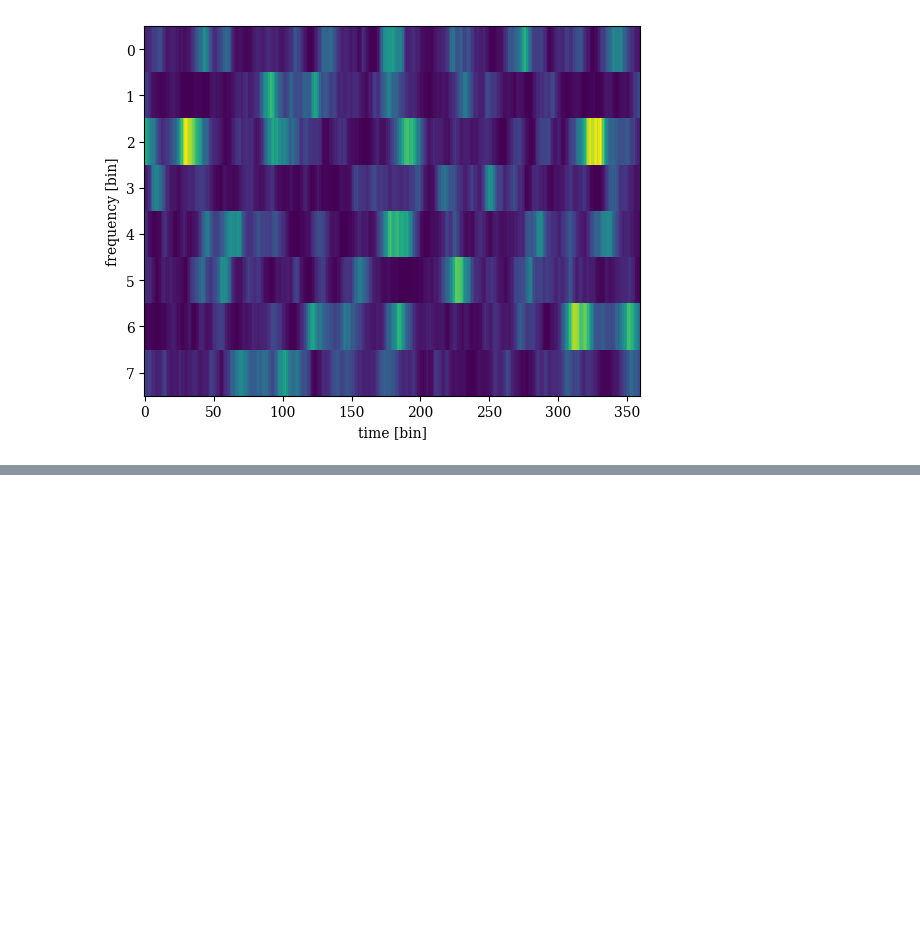
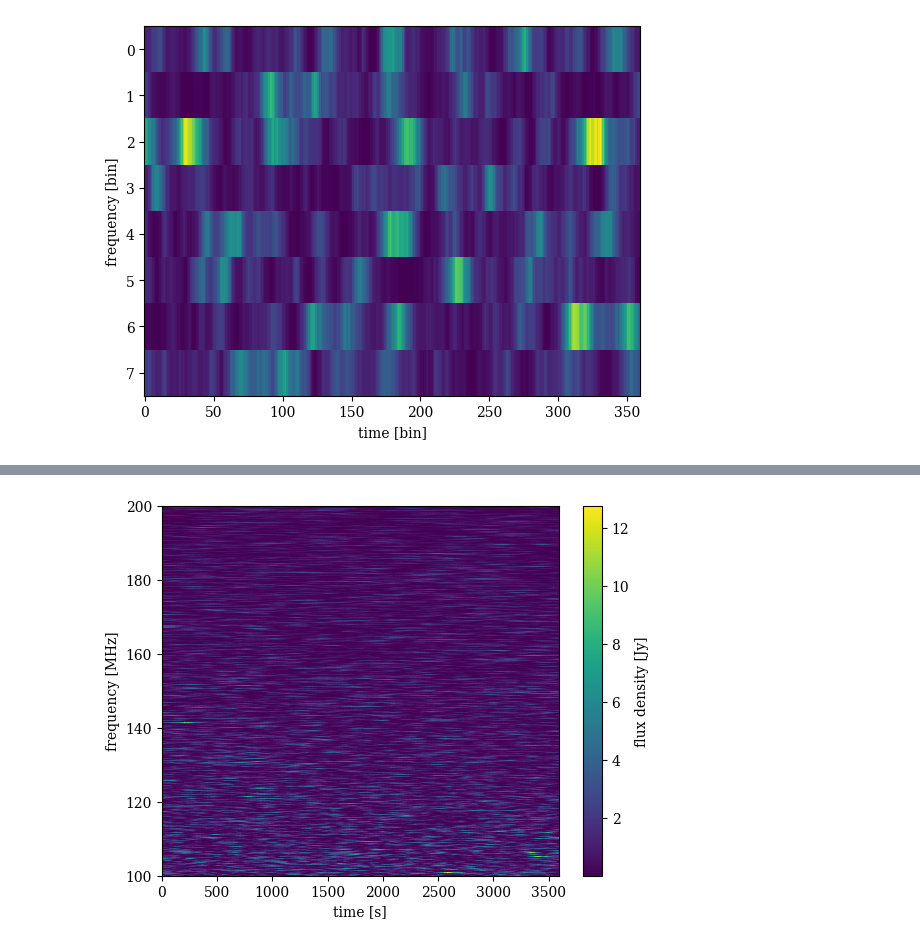
Before and after one commit to bjacobell/PsrSim, a Jupyter notebook: full_demo_notebook.ipynb, the cells around one changed output, grey strips where cells are left out. Saved outputs shown, nothing was run; the diff lists cells and outputs as text; code cells hidden in the pictures; blank space fills up the shorter version.

```diff
--- a/full_demo_notebook.ipynb
+++ b/full_demo_notebook.ipynb
@@ -85,0 +107,3 @@ np.savez(f'/Users/user/Downloads/dspec_{f_start}_{f_stop}_MHz.npz', dspec=dspec,
+# %%
+b = np.load('/Users/user/Downloads/dspec_dmbeat_100_200_MHz_df0.1221_dt10_073026.npz')
+dmbeatspec = b['dmbeatspec'].T
@@ -85,0 +116,14 @@ np.savez(f'/Users/user/Downloads/dspec_{f_start}_{f_stop}_MHz.npz', dspec=dspec,
+# %%
+freq = np.linspace(200, 100, len(dmbeatspec))
+# %%
+dat_scint_dm_specidx = apply_spec_idx(dmbeatspec*dspec[:,:-1], freq=freq,
+                                      spec_idx=-1.7, ref_freq=400)
+# %%
+plt.imshow(dat_scint_dm_specidx, aspect='auto', interpolation='none', origin='upper',
+           extent=[0, 3590, 100, 200])
+plt.ylabel('frequency [MHz]')
+plt.xlabel('time [s]')
+plt.colorbar(label='flux density [Jy]')
+plt.show()
+# %% [output]
+[figure, added]
```
Also changed, not shown: parts of 9 cells of this notebook, 6 other files.
